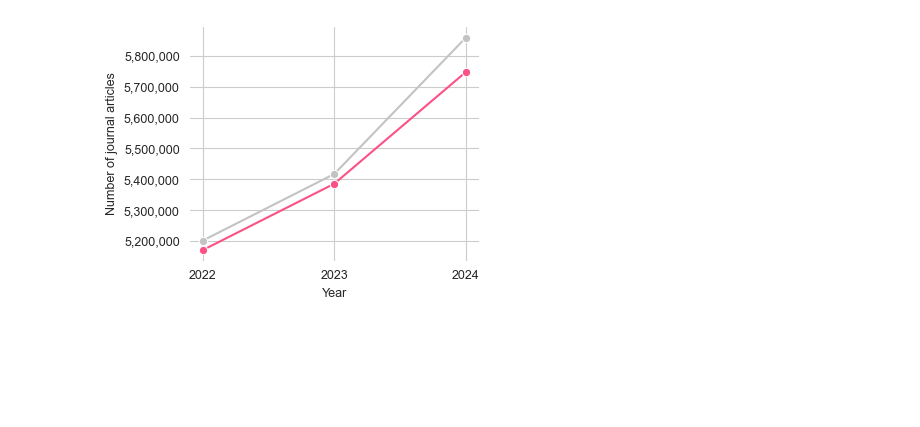
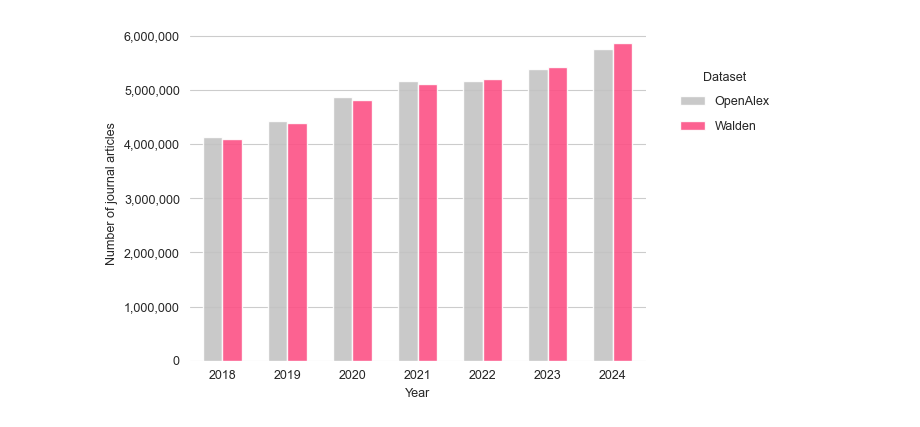
Before and after one commit to naustica/openalex_walden_analysis, a Jupyter notebook: BlogPost.ipynb, the cells around one changed output. Saved outputs shown, nothing was run; the diff lists cells and outputs as text; code cells hidden in the pictures; blank space fills up the shorter version.

```diff
--- a/BlogPost.ipynb
+++ b/BlogPost.ipynb
@@ -478,7 +469,7 @@ fig.savefig('media/blog_post_figure4.png', format='png', bbox_inches='tight', dp
 oal_by_pubyear = client.query(f"""
                                SELECT COUNT(DISTINCT(doi)) AS n, publication_year
                                FROM `subugoe-collaborative.openalex.works`
-                               WHERE primary_location.source.type = 'journal' AND publication_year BETWEEN 2022 AND 2024 AND (type = 'article' OR type = 'review')
+                               WHERE primary_location.source.type = 'journal' AND publication_year BETWEEN 2018 AND 2024 AND (type = 'article' OR type = 'review')
                                GROUP BY publication_year
                                ORDER BY publication_year DESC
                                """).to_dataframe()
@@ -486,7 +477,7 @@ oal_by_pubyear = client.query(f"""
 walden_by_pubyear = client.query(f"""
                                   SELECT COUNT(DISTINCT(doi)) AS n, publication_year
                                   FROM {walden_snapshot}
-                                  WHERE primary_location.source.type = 'journal' AND publication_year BETWEEN 2022 AND 2024 AND (type = 'article' OR type = 'review')
+                                  WHERE primary_location.source.type = 'journal' AND publication_year BETWEEN 2018 AND 2024 AND (type = 'article' OR type = 'review')
                                   GROUP BY publication_year
                                   ORDER BY publication_year DESC
                                   """).to_dataframe()
@@ -500,38 +507,39 @@ calculate_changes(oal_by_pubyear, walden_by_pubyear, on='publication_year').sort
+# %%
+oal_by_pubyear['dataset'] = 'OpenAlex'
+walden_by_pubyear['dataset'] = 'Walden'
 # %%
-fig, ax = plt.subplots(figsize=(4,3))
+fig, ax = plt.subplots(figsize=(7,4))
 plt.box(False)
 
-sns.lineplot(data=oal_by_pubyear,
+sns.barplot(data=pd.concat([oal_by_pubyear, walden_by_pubyear], ignore_index=True),
              x='publication_year',
              y='n',
-             color='#fc5185',
-             marker='o',
-             ax=ax)
-
-sns.lineplot(data=walden_by_pubyear,
-             x='publication_year',
-             y='n',
-             color='#c3c3c3',
-             marker='o',
+             palette=['#c3c3c3', '#fc5185'],
+             hue='dataset',
+             width=0.6,
+             saturation=1,
+             alpha=0.9,
+             zorder=3,
+             errorbar=None,
              ax=ax)
 
 ax.yaxis.set_major_formatter(mtick.StrMethodFormatter('{x:,.0f}'))
 
+ax.grid(False, which='both', axis='x')
+
 ax.set(xlabel='Year', ylabel='Number of journal articles')
-ax.set_xticks(range(2022,2025))
 
-#oal_patch = Line2D([0], [0], color='#fc5185', label='OpenAlex')
-#walden_patch = Line2D([0], [0], color='#c3c3c3', label='Walden')
-
-#lgd = fig.legend(handles=[oal_patch, walden_patch], frameon=False,
-#                 bbox_to_anchor=(1.25, 0.9), labelspacing=1.1)
+ax.legend(bbox_to_anchor=(1.05, 0.9),
+          frameon=False,
+          title='Dataset',
+          labelspacing=1.0)
 
 plt.tight_layout()
 
 plt.show()
 fig.savefig('media/blog_post_pubyear.png', format='png', bbox_inches='tight', dpi=500)
 # %% [output]
-[figure, old version]
+[figure, new version]
 # %%
 oal_grants = client.query(f"""
                            SELECT COUNT(grant.award_id) AS n, publication_year
```
Also changed, not shown: parts of 39 cells of this notebook, 5 other files.
